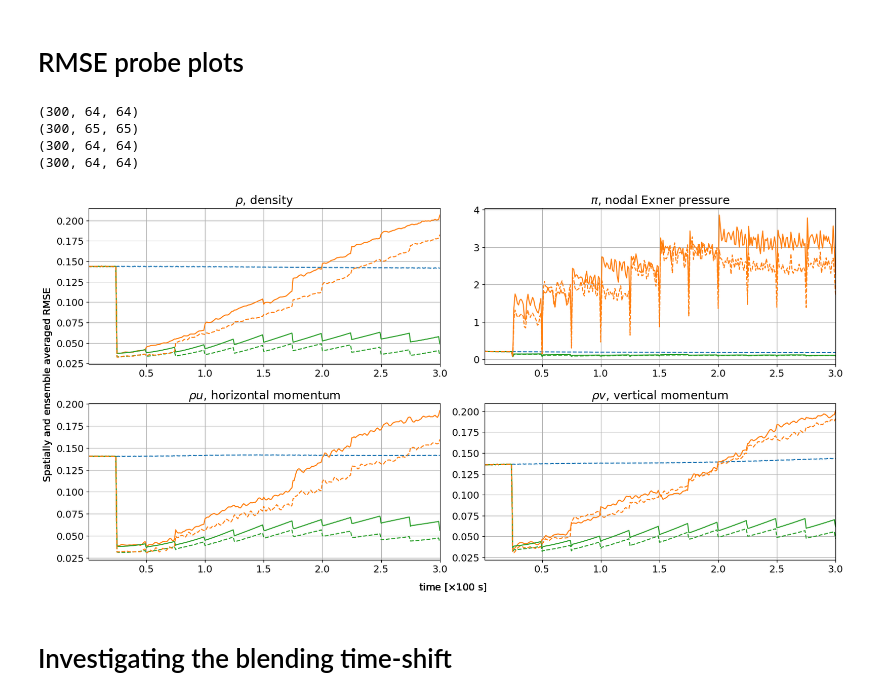
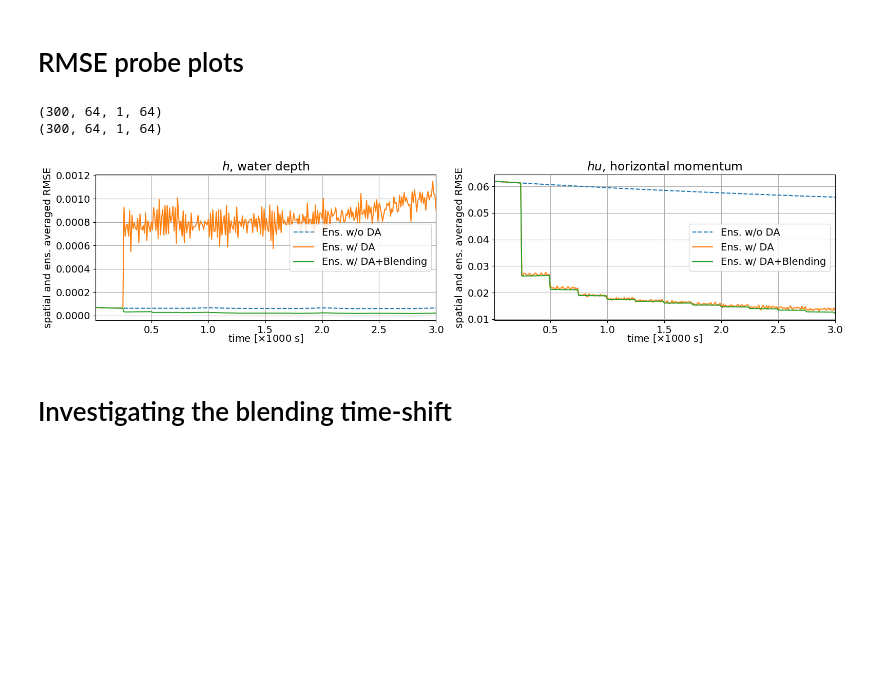
Before and after one commit to ray-chew/pyBELLA, a Jupyter notebook: visualiser_debugger/first_pub.ipynb, the cells around one changed output. Saved outputs shown, nothing was run; the diff lists cells and outputs as text; code cells hidden in the pictures; blank space fills up the shorter version.

```diff
--- a/visualiser_debugger/first_pub.ipynb
+++ b/visualiser_debugger/first_pub.ipynb
@@ -647,9 +663,9 @@ py_directory = "../%s/" %directory
 Nx, Ny, Nz = 64, 1, 64
 swe_tc = utils.test_case(base_fn,py_directory,Nx,Ny,et,Nz=Nz)
 
-base_fn = "output_travelling_vortex"
-directory = "output_travelling_vortex"
-py_directory = "../%s/" %directory
+# base_fn = "output_travelling_vortex"
+# directory = "output_travelling_vortex"
+# py_directory = "../%s/" %directory
 
 Nx, Ny = 64, 64
 euler_tc = utils.test_case(base_fn,py_directory,Nx,Ny,et)
@@ -667,7 +683,7 @@ probe_idx = [32,32]
 fn = 'effects_obs_covar_ensemble_spread'
 title = ''
 
-pl = pt.plotter_1d(figsize=(16,8),fontsize=14,ncols=2)
+pl = pt.plotter_1d(figsize=(16,4),fontsize=14,ncols=2,nrows=1)
 swe = True if 'swe' in base_fn else False
 tc = swe_tc if swe else euler_tc
 
@@ -675,9 +691,10 @@ prt = utils.prt_time(debug=False)
 if swe:
     attr_labels = pt.swe_labels()
     attributes = ['rho','p2_nodes','rhou','rhow']
+    attributes = ['rho','rhou']
 else:
     attr_labels = pt.labels()
-    attributes = ['rho','p2_nodes','rhou','rhov']
+    attributes = ['rho','rhoY','rhou','rhov']
 
 # attr_shorts = pt.short_labels()
 
@@ -685,7 +702,7 @@ rmse_type = 'probe'
 rmse_type = 'spatial'
 # rmse_type = 'mean'
 
-ens_34 = True
+ens_34 = False
 
 def get_ens(sfx,diff):
     return tc.get_ensemble(times, N, attribute, sfx, label_type='TIME', avg=True, diff=diff)[1:]
@@ -700,12 +717,13 @@ for i,attribute in enumerate(attributes):
     ens_noda_label = 'Ens. w/o DA'
     ens_noda = get_ens(ens_noda_suffix, diff)
 
-    obs_attrs = ['rhou', 'rhov']
-    obs_attrs = 'all'
+    obs_attrs = 'rhou_rhow' if swe else 'rhou_rhov'
+#     obs_attrs = 'all'
+    tags = 's10p'
     ens_1_suffix = 'wdawloc_pp_rhou_rhow_tra_ib_0.25_nonorm'
     ens_1_suffix = 'wdawloc_pp_rhou_rhow_tra_0.25_nonorm'
     ens_1_suffix = 'wdawloc_rhou_rhow_pp_tra_ip_nonorm_ib-0'
-    ens_1_suffix = 'wdawloc_%s_debug_letkf_s10p_ib-0' %obs_attrs
+    ens_1_suffix = 'wdawloc_%s_debug_letkf_%s_ib-0' %(obs_attrs,tags)
 #     ens_1_suffix = 'wdawloc_pp_all_tra_0.25_nonorm'
     ens_1_label = r'EnDA'
     ens_1_label = r'Ens. w/ DA'
@@ -718,16 +736,25 @@ for i,attribute in enumerate(attributes):
     ens_1 = get_ens(ens_1_suffix, diff)
     ens_2 = get_ens(ens_2_suffix, diff)
 
-    if not swe and ens_34:
-        ens_1_label += r', $\{ \rho u, \rho v \}$'
-        ens_2_label += r', $\{ \rho u, \rho v \}$'
+    if ens_34:
+#         ens_1_label += r', $\{ \rho u, \rho v \}$'
+#         ens_2_label += r', $\{ \rho u, \rho v \}$'
+        ens_3_label = (ens_1_label)
+        ens_4_label = (ens_2_label)
+        ens_1_label += ' new'
+        ens_2_label += ' new'
 
+        obs_attrs = 'rhou_rhow'
         obs_attrs = 'all'
-        ens_3_suffix = 'wdawloc_all_pp_tra_ip_nonorm_ib-0'
-        ens_3_suffix = 'wdawloc_%s_debug_letkf_ib-0' %obs_attrs
-        ens_3_label = r'EnDA, $\{ \rho, \rho u, \rho v, \rho \Theta, \pi \}$'
+        tags = 's10p'
+        ens_3_suffix = 'wdawloc_%s_pp_tra_ip_nonorm_ib-0' %obs_attrs
+        ens_3_suffix = 'wdawloc_%s_debug_letkf1_%s_ib-0' %(obs_attrs,tags)
+#         ens_3_label = r'EnDA, $\{ \rho, \rho u, \rho v, \rho \Theta, \pi \}$'
         ens_4_suffix = tc.cb_suffix(1,0, '%s' %(ens_3_suffix))
-        ens_4_label = r'EnDAB, $\{ \rho, \rho u, \rho v, \rho \Theta, \pi \}$'
+#         ens_4_label = r'EnDAB, $\{ \rho, \rho u, \rho v, \rho \Theta, \pi \}$'
+
+        ens_3_label += ' old'
+        ens_4_label += ' old'
 
         ens_3 = get_ens(ens_3_suffix, diff)
         ens_4 = get_ens(ens_4_suffix, diff)
@@ -758,10 +785,14 @@ for i,attribute in enumerate(attributes):
         diff_noda = tc.spatially_averaged_rmse(ens_noda,truth,avg=avg,grid_type=gt)
         diff_ens_1 = tc.spatially_averaged_rmse(ens_1,truth,avg=avg,grid_type=gt)
         diff_ens_2 = tc.spatially_averaged_rmse(ens_2,truth,avg=avg,grid_type=gt)
-        if not swe and ens_34:
+        if ens_34:
             diff_ens_3 = tc.spatially_averaged_rmse(ens_3,truth,avg=avg,grid_type=gt)
             diff_ens_4 = tc.spatially_averaged_rmse(ens_4,truth,avg=avg,grid_type=gt)
-#         ax.set_ylabel('spatial and ensemble averaged RMSE')
+        ax.set_ylabel('spatial and ens. averaged RMSE')
+        if swe:
+            ax.set_xlabel(r'time [$\times 1000$ s]', ha='center', va='center', labelpad=5)
+        else:
+            ax.set_xlabel(r'time [$\times 100$ s]', ha='center', va='center')
 #         plt.suptitle("Assimilated quantities are %s and %s." %(attr_labels['rhou'], attr_labels['rhow']))
 #         plt.suptitle("%s. Assimilated quatities are listed in the legends." %(title))
     elif rmse_type == 'mean':
@@ -774,49 +805,46 @@ for i,attribute in enumerate(attributes):
         plt.suptitle("Assimilated quantities are %s and %s." %(attr_labels['rhou'], attr_labels['rhow']))
 #         plt.suptitle("%s. Assimilated quatities are listed in the legends."oiiiiii9mjknn %(title))
 
     if diff == True: times = times[1:]
 
     ax.plot(times,diff_noda, '--', label=ens_noda_label)
 #     if attribute is not 'p2_nodes':
 
-    ax.plot(times,diff_ens_4, 'C2--',label=ens_4_label)
-
 #     if attribute is not 'p2_nodes':
     ax.plot(times,diff_ens_1, label=ens_1_label)
     ax.plot(times,diff_ens_2, label=ens_2_label)
-    if not swe and ens_34:
+    if ens_34:
         ax.plot(times,diff_ens_3, 'C1--', label=ens_3_label)
+        ax.plot(times,diff_ens_4, 'C2--', label=ens_4_label)
 #             ax.plot(times,diff_ens_4, 'C2--',label=ens_4_label)
 #     ax.plot(times,others)
 #     if rmse_type == 'mean':
 #         ax.plot(times,ref_mean, label='ref_mean')
 #         ax.plot(times,obs_mean, label='obs_mean')
 #     ax.axvline(0.06, c='k')
 
     ax.set_title("%s" %attr_labels[attribute])
     ax.set_xlim([times[0],times[-1]])
 #     ax.set_xlabel(r'time [$\times$100 s]')
     ax.grid()
-#     ax.legend()
-    if swe:
-        pl.fig.text(0.5, -0.01/2, r'time [$\times 1000$ s]', ha='center', va='center')
-    else:
-        pl.fig.text(0.5, -0.01/2, r'time [$\times 100$ s]', ha='center', va='center')
-    pl.fig.text(-0.01/2, 0.5, 'Spatially and ensemble averaged RMSE', ha='center', va='center', rotation='vertical')
-#     plt.tight_layout(rect=[-0.0, -0.0, 1.0, 1.0])
+    ax.legend()
+#     if swe:
+#         pl.fig.text(0.5, -0.01/2, r'time [$\times 1000$ s]', ha='center', va='center')
+#     else:
+#         pl.fig.text(0.5, -0.01/2, r'time [$\times 100$ s]', ha='center', va='center')
+#     pl.fig.text(-0.01/2, 0.5, 'Spatially and ensemble averaged RMSE', ha='center', va='center', rotation='vertical')
+    plt.tight_layout(rect=[-0.0, -0.0, 1.0, 1.0])
 
     prt.prtt('plt')
 
 plt.tight_layout()
 lbl = 'swe' if swe else 'euler'
-# plt.savefig('%s_rmse_t.pdf' %lbl, bbox_inches="tight")
+plt.savefig('%s_rmse_two.pdf' %lbl, bbox_inches="tight")
 plt.show()
 # %% [output]
-(300, 64, 64)
-(300, 65, 65)
-(300, 64, 64)
-(300, 64, 64)
+(300, 64, 1, 64)
+(300, 64, 1, 64)
-[figure, old version]
+[figure, new version]
 # %% [markdown]
 # Investigating the blending time-shift
 # %%
```
Also changed, not shown: parts of 7 cells of this notebook, 4 other files.
